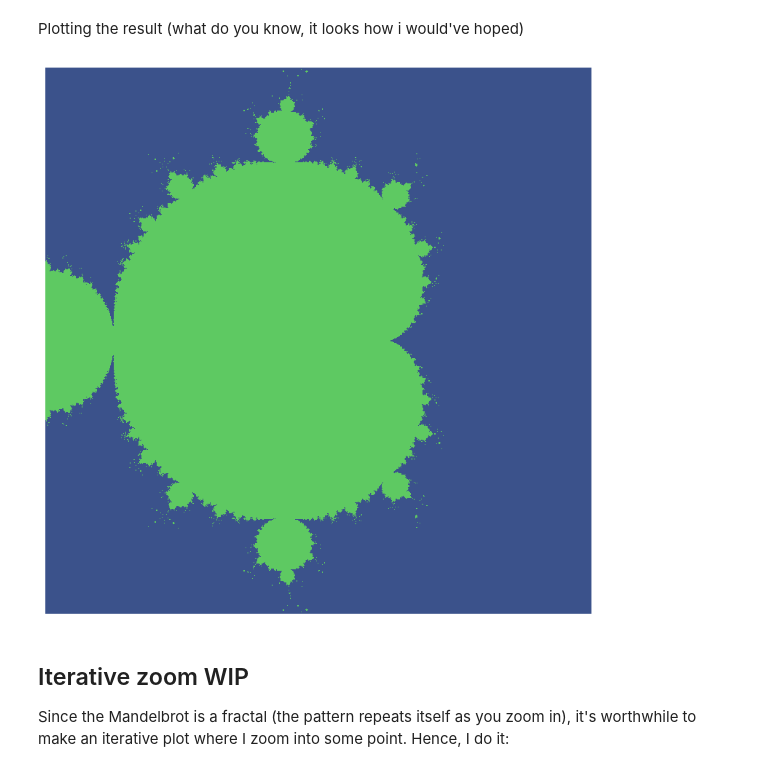
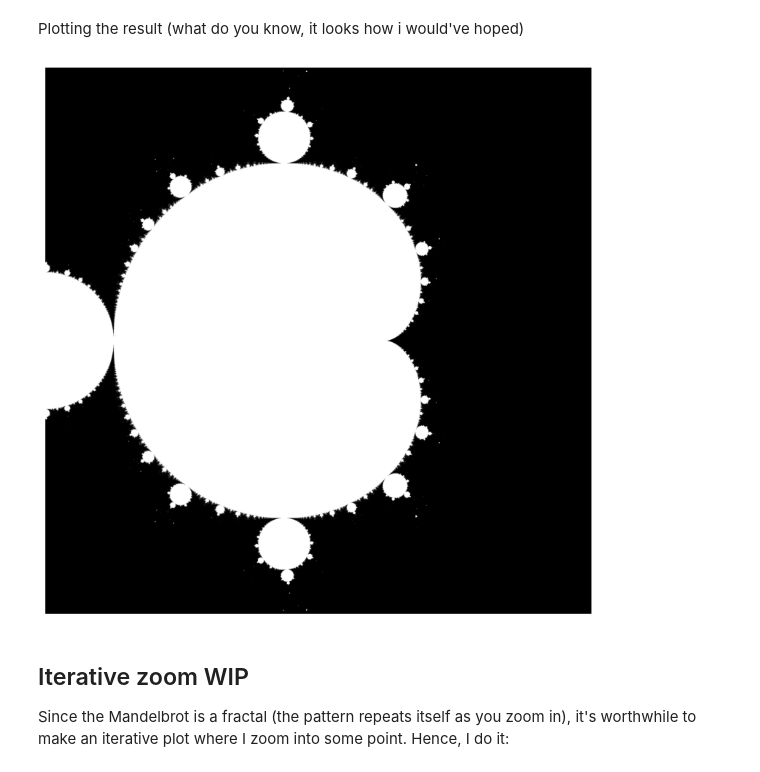
Before and after one commit to magnushelliesen/mandelbrot-set-calculator, a Jupyter notebook: notebooks/test_mandelbrot_calculator.ipynb, the cells around one changed output. Cells and saved outputs as stored; diff of their text form; code cells hidden in the pictures.

```diff
--- a/notebooks/test_mandelbrot_calculator.ipynb
+++ b/notebooks/test_mandelbrot_calculator.ipynb
@@ -30,15 +30,15 @@ grid = ms.make_grid(re_min, re_max, im_min, im_max)
 Plotting the result (what do you know, it looks how i would've hoped)
 # %%
 fig, ax = plt.subplots(figsize=(7.5, 7.5))
-ax.contourf(grid, extent=(re_min, re_max, im_min, im_max))
+ax.imshow(grid, extent=(re_min, re_max, im_min, im_max), cmap='gray')
 ax.set_xticks(np.linspace(re_min, re_max, 5))
 ax.set_yticks(np.linspace(im_min, im_max, 5))
 ax.set_aspect('equal')
 ax.axis('off')
 plt.tight_layout(pad=0)
 plt.show()
 # %% [output]
-[figure, old version]
+[figure, new version]
 # %% [markdown]
 ## Iterative zoom WIP
 
```
Also changed, not shown: parts of 2 cells of this notebook.
